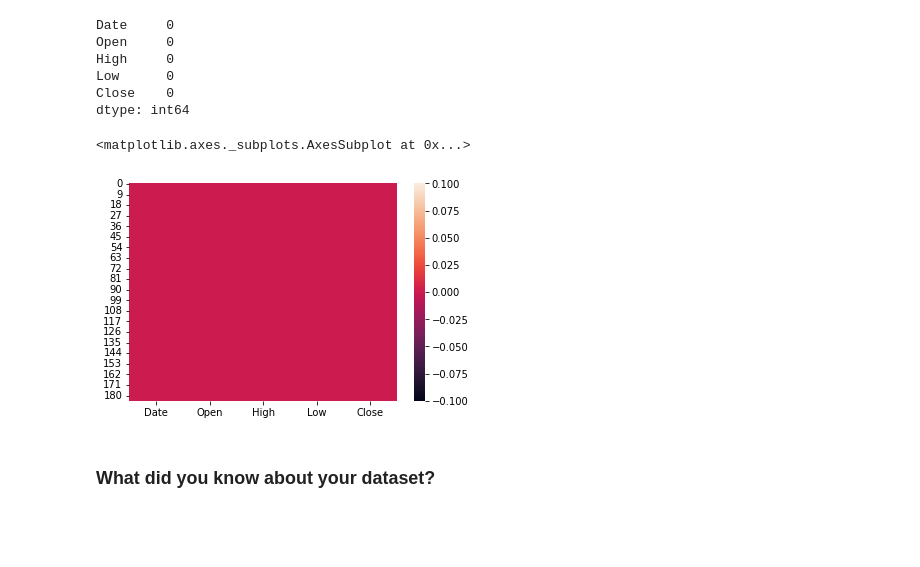
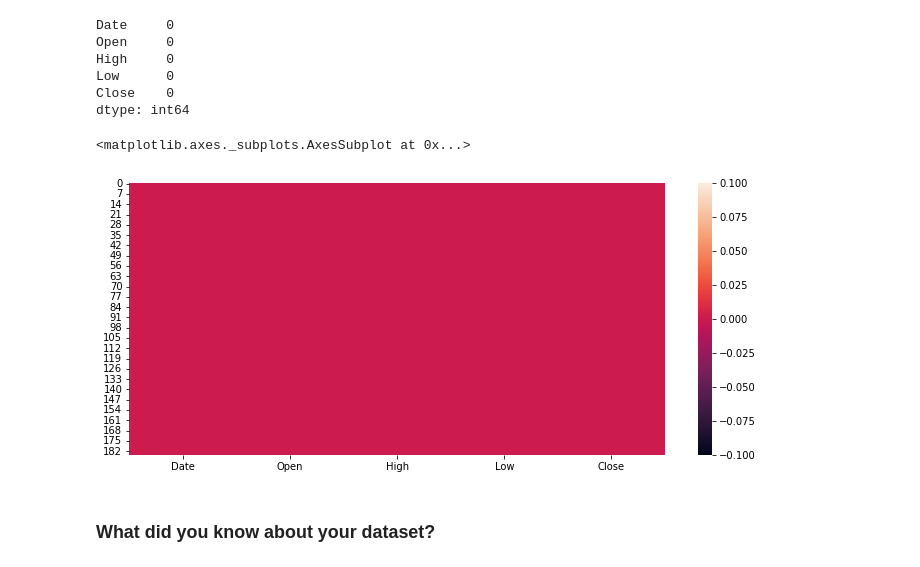
Before and after one commit to KartikKumar7070/Yesbank-stock-pricing-analysis-regression-model, a Jupyter notebook: ML_Capstone_Project_On_Regression.ipynb, the cells around one changed output. Cells and saved outputs as stored; diff of their text form; code cells hidden in the pictures; blank space fills up the shorter version.

```diff
--- a/ML_Capstone_Project_On_Regression.ipynb
+++ b/ML_Capstone_Project_On_Regression.ipynb
@@ -183,10 +183,11 @@ Close    0
 dtype: int64
 # %%
 # Visualizing the missing values
+plt.figure(figsize=(12,5))
 sns.heatmap(df.isnull(),cbar=True)
 # %% [output]
 <matplotlib.axes._subplots.AxesSubplot at 0x...>
-[figure, old version]
+[figure, new version]
 # %% [markdown]
 ### What did you know about your dataset?
 # %% [markdown]
```
Also changed, not shown: parts of 119 cells of this notebook.
